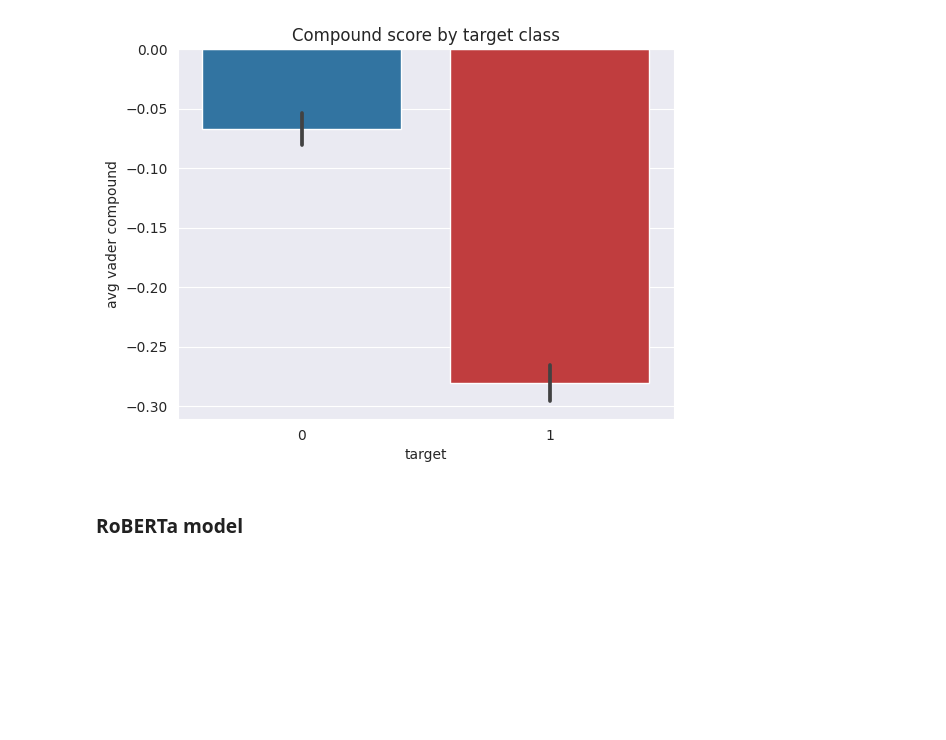
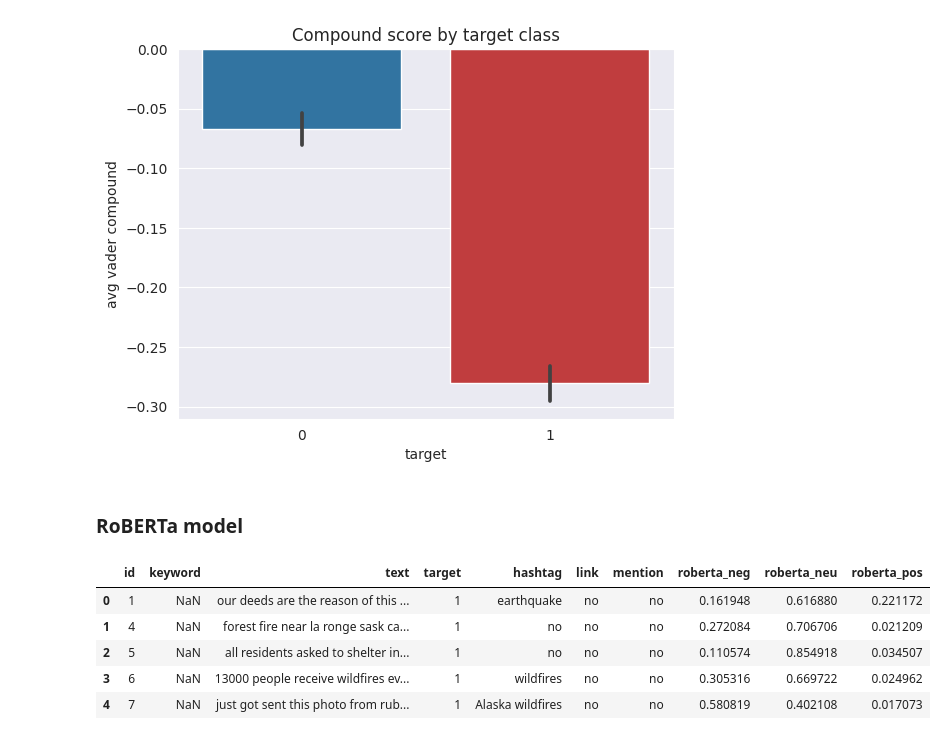
Before and after one commit to NanoClem/nlp-disasters-tweets, a Jupyter notebook: tweets_disasters_EDA.ipynb, the cells around one changed output. Saved outputs shown, nothing was run; the diff lists cells and outputs as text; code cells hidden in the pictures; blank space fills up the shorter version.

```diff
--- a/tweets_disasters_EDA.ipynb
+++ b/tweets_disasters_EDA.ipynb
@@ -379,0 +385,4 @@ plt.show()
+# %%
+MODEL_NAME = f"cardiffnlp/twitter-roberta-base-sentiment"
+tokeniser = AutoTokenizer.from_pretrained(MODEL_NAME)
+model = AutoModelForSequenceClassification.from_pretrained(MODEL_NAME)
@@ -379,0 +422,9 @@ plt.show()
+# %%
+df_roberta.head()
+# %% [output]
+|  | id | keyword | text | target | hashtag | link | mention | roberta_neg | roberta_neu | roberta_pos |
+| 0 | 1 | NaN | our deeds are the reason of this ... | 1 | earthquake | no | no | 0.161948 | 0.616880 | 0.221172 |
+| 1 | 4 | NaN | forest fire near la ronge sask ca... | 1 | no | no | no | 0.272084 | 0.706706 | 0.021209 |
+| 2 | 5 | NaN | all residents asked to shelter in... | 1 | no | no | no | 0.110574 | 0.854918 | 0.034507 |
+| 3 | 6 | NaN | 13000 people receive wildfires ev... | 1 | wildfires | no | no | 0.305316 | 0.669722 | 0.024962 |
+| 4 | 7 | NaN | just got sent this photo from rub... | 1 | Alaska wildfires | no | no | 0.580819 | 0.402108 | 0.017073 |
```
Also changed, not shown: parts of 10 cells of this notebook.
